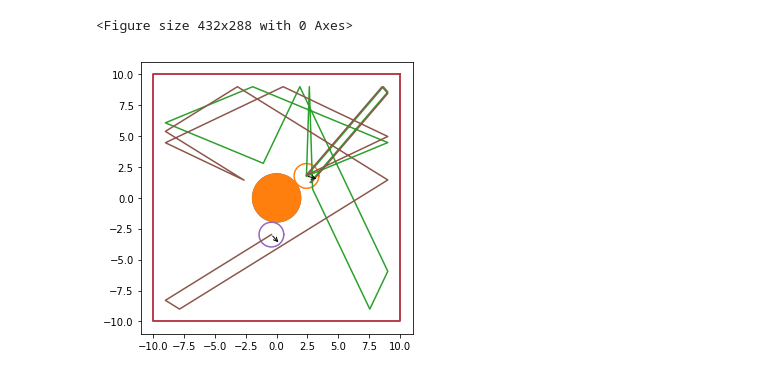
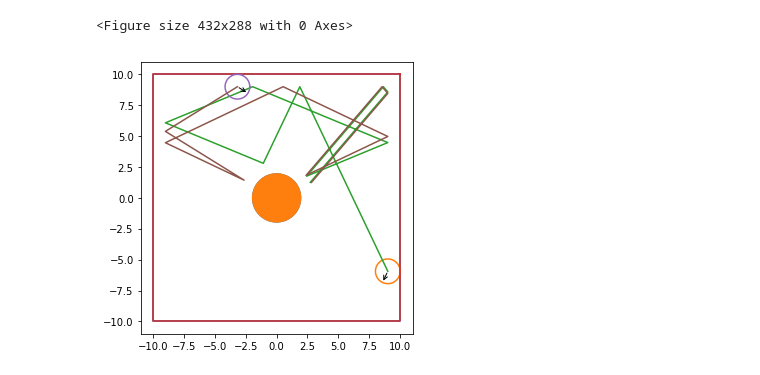
Before and after one commit to npetela/REU_2019, a Jupyter notebook: REU_day_4.ipynb, the cells around one changed output. Drawn from its saved outputs; the diff is of its cells as text; code cells hidden in the pictures.

```diff
--- a/REU_day_4.ipynb
+++ b/REU_day_4.ipynb
@@ -220,29 +221,3 @@ def record_state(state, idx, state_history=None):
 - When doing the homework last night, I found np.inf to be a bit more convenient than np.nan.
 - %run -i "billiards/dynamics" pulls in my version of next_state from another file, so that I don't ruin it for you.
 - Though we eventually need to select intital conditions randomly, it can be helpful to get the same "random" numbers each time you run it while writing and debugging code.  Use np.random.seed(any number).  Make sure to disable this when you run it "for real".
-# %%
-np.random.seed(3)  # produces the same thing every thing - easier for debugging
-
-steps = 10
-dim = 2
-num_walls = 5
-
-particle_radius = 1
-side = 10  # This is HALF the length of a side, which will go from -side to +side
-scatterer_radius = 2
-assert (scatterer_radius < side), "scatterer won't fit in the box"  # checks that the scatterer fits inside the box
-
-state = initialize()
-
-state_history = record_state(state, 0)  # creates state_history because we didn't pass in state_history
-
-%run -i "billiards/dynamics"
-
-for i in range(steps):
-    state = next_state(state)  # evolves the system forward one step
-
-    ## record current state for later use
-    state_history = record_state(state, i+1, state_history)  # record in the existing state_history
-
-draw(state_history)
-plt.show()
@@ -286,13 +258,13 @@ for dx in [0.0, 0.1]:
 <Figure size 432x288 with 0 Axes>
 # %%
 #@title Interactive {run: "auto"}
-plot_steps = 14 #@param {type:"slider", min:1, max:50, step:1}
+plot_steps = 10 #@param {type:"slider", min:1, max:50, step:1}
 
 ax = draw(runs[0], steps=plot_steps)
 ax = draw(runs[1], steps=plot_steps, ax=ax)
 plt.show()
 # %% [output]
-[figure, old version]
+[figure, new version]
 # %%
     # right wall 0
     sr = side - particle_radius
```
Also changed, not shown: parts of 5 cells of this notebook.
